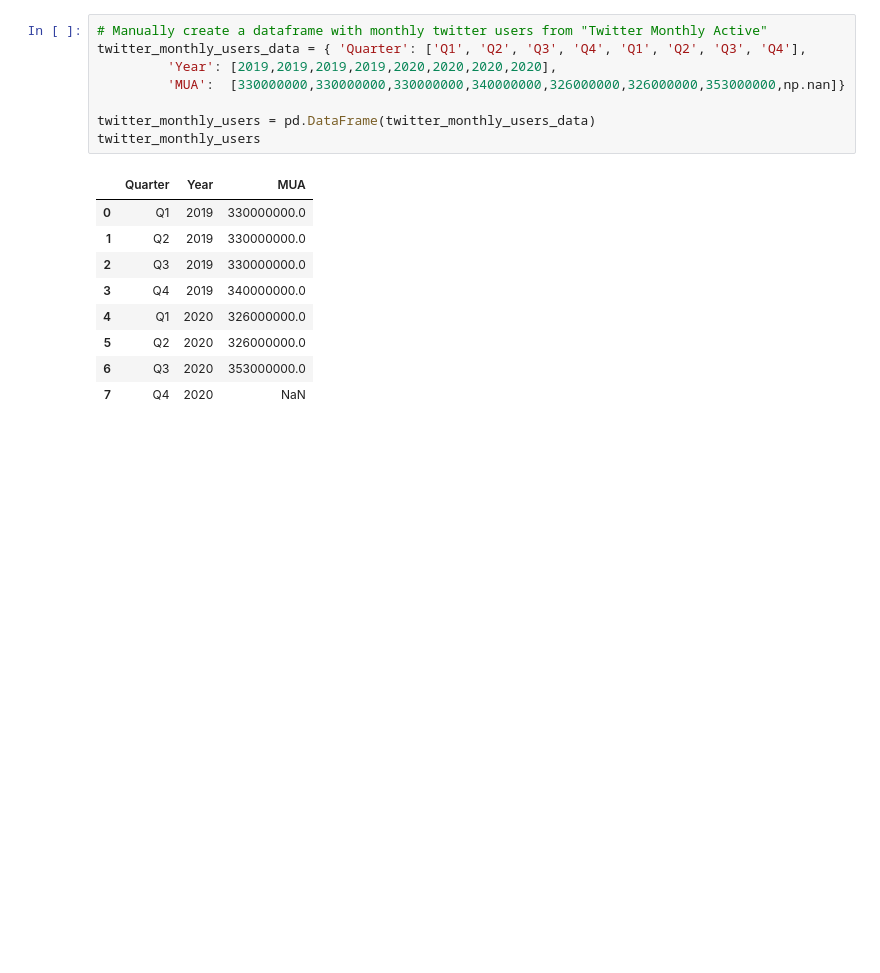
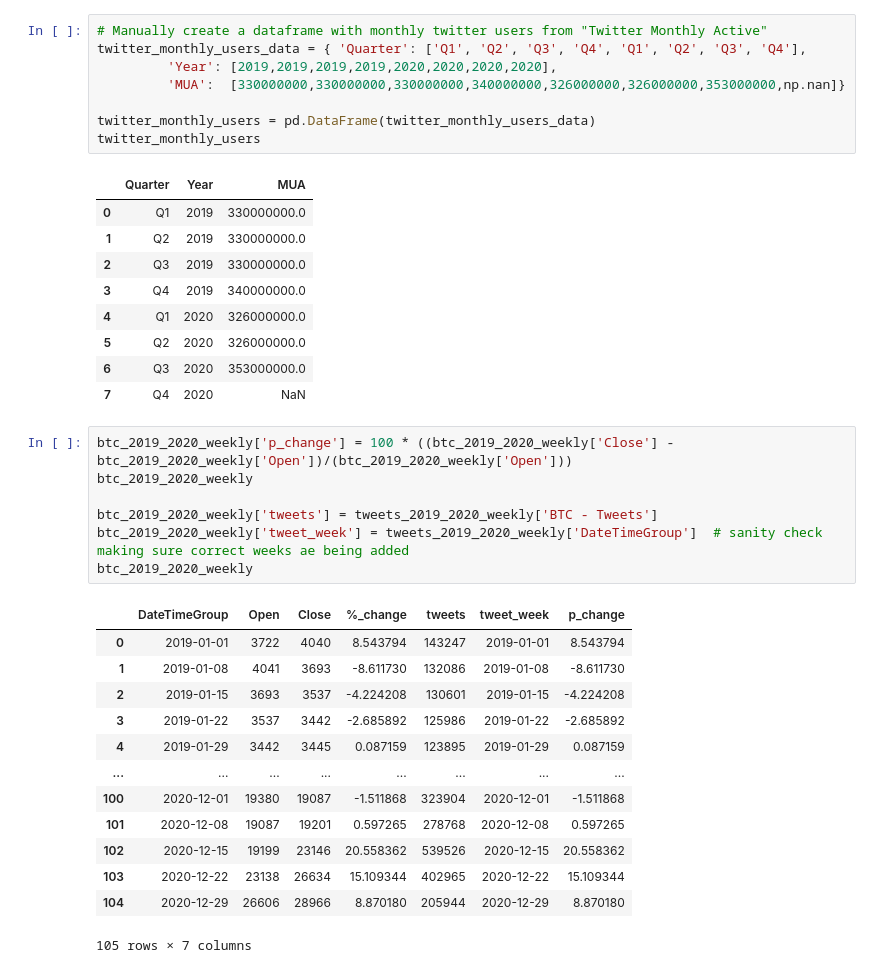
Before and after one commit to c5k1m/COGS108_Bitcoin_Data_Project, a Jupyter notebook: DataCheckpoint_group009.ipynb, the cells around one changed output. Drawn from its saved outputs; the diff is of its cells as text; blank space fills up the shorter version.

```diff
--- a/DataCheckpoint_group009.ipynb
+++ b/DataCheckpoint_group009.ipynb
@@ -255,3 +261,24 @@ twitter_monthly_users
 | 5 | Q2 | 2020 | 326000000.0 |
 | 6 | Q3 | 2020 | 353000000.0 |
 | 7 | Q4 | 2020 | NaN |
+# %%
+btc_2019_2020_weekly['p_change'] = 100 * ((btc_2019_2020_weekly['Close'] - btc_2019_2020_weekly['Open'])/(btc_2019_2020_weekly['Open']))
+btc_2019_2020_weekly
+
+btc_2019_2020_weekly['tweets'] = tweets_2019_2020_weekly['BTC - Tweets']
+btc_2019_2020_weekly['tweet_week'] = tweets_2019_2020_weekly['DateTimeGroup']  # sanity check making sure correct weeks ae being added
+btc_2019_2020_weekly
+# %% [output]
+|  | DateTimeGroup | Open | Close | %_change | tweets | tweet_week | p_change |
+| 0 | 2019-01-01 | 3722 | 4040 | 8.543794 | 143247 | 2019-01-01 | 8.543794 |
+| 1 | 2019-01-08 | 4041 | 3693 | -8.611730 | 132086 | 2019-01-08 | -8.611730 |
+| 2 | 2019-01-15 | 3693 | 3537 | -4.224208 | 130601 | 2019-01-15 | -4.224208 |
+| 3 | 2019-01-22 | 3537 | 3442 | -2.685892 | 125986 | 2019-01-22 | -2.685892 |
+| 4 | 2019-01-29 | 3442 | 3445 | 0.087159 | 123895 | 2019-01-29 | 0.087159 |
+| ... | ... | ... | ... | ... | ... | ... | ... |
+| 100 | 2020-12-01 | 19380 | 19087 | -1.511868 | 323904 | 2020-12-01 | -1.511868 |
+| 101 | 2020-12-08 | 19087 | 19201 | 0.597265 | 278768 | 2020-12-08 | 0.597265 |
+| 102 | 2020-12-15 | 19199 | 23146 | 20.558362 | 539526 | 2020-12-15 | 20.558362 |
+| 103 | 2020-12-22 | 23138 | 26634 | 15.109344 | 402965 | 2020-12-22 | 15.109344 |
+| 104 | 2020-12-29 | 26606 | 28966 | 8.870180 | 205944 | 2020-12-29 | 8.870180 |
+105 rows × 7 columns
```
Also changed, not shown: parts of 5 cells of this notebook.
